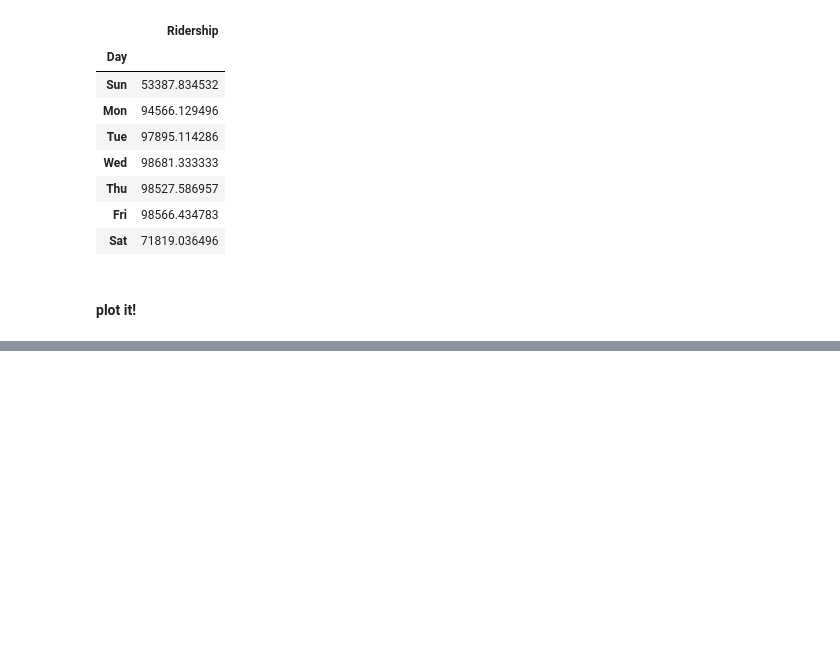
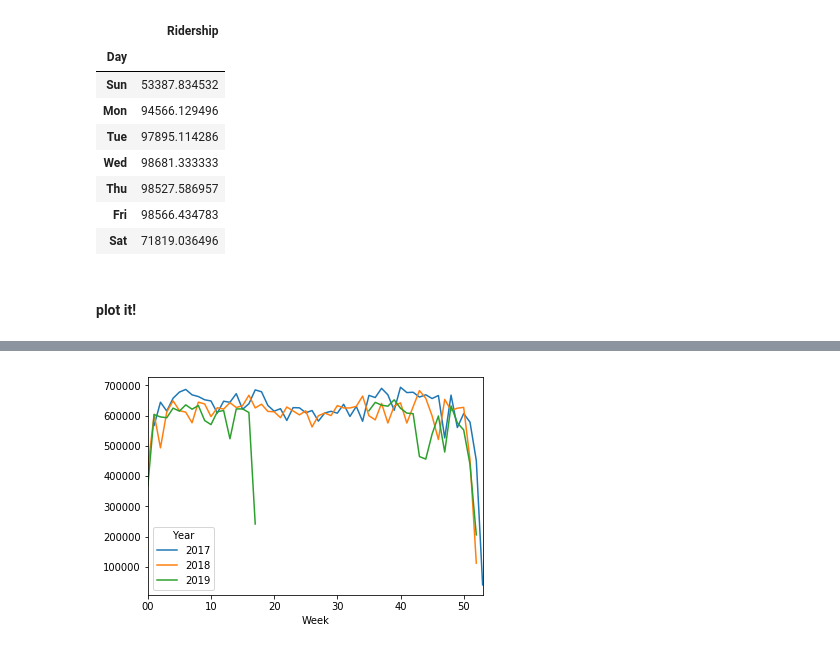
Before and after one commit to get-on-the-bus/via-project, a Jupyter notebook: misty/ridership stuff.ipynb, the cells around one changed output, grey strips where cells are left out. Saved outputs shown, nothing was run; the diff lists cells and outputs as text; code cells hidden in the pictures; blank space fills up the shorter version.

```diff
--- a/misty/ridership stuff.ipynb
+++ b/misty/ridership stuff.ipynb
@@ -161,0 +239,5 @@ fig.savefig('riderbyday.png', transparent=True)
+# %%
+pd.pivot_table(subset, index='Week', columns='Year', values='Ridership', aggfunc='sum').plot()
+plt.show()
+# %% [output]
+[figure, added]
```
Also changed, not shown: parts of 14 cells of this notebook, 4 other files.
